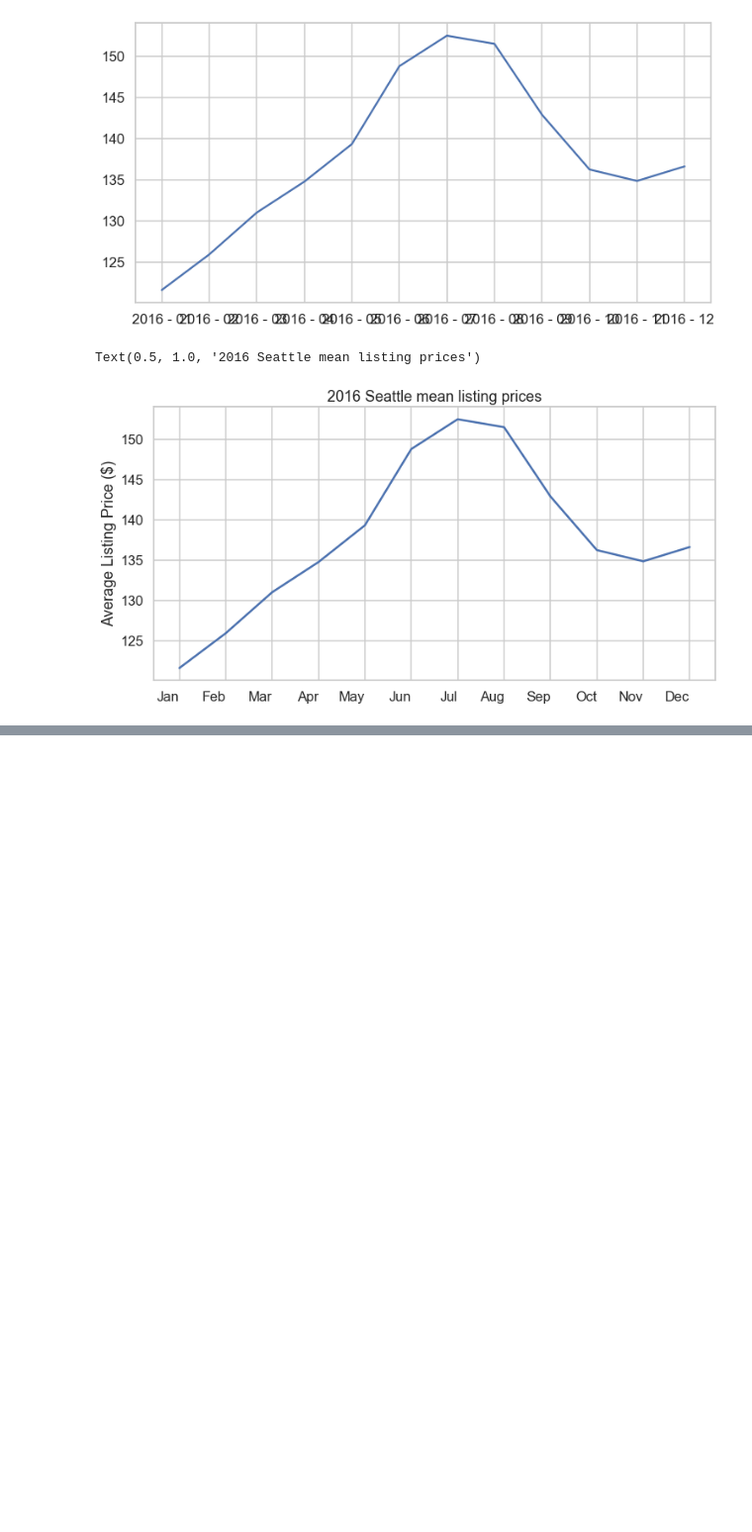
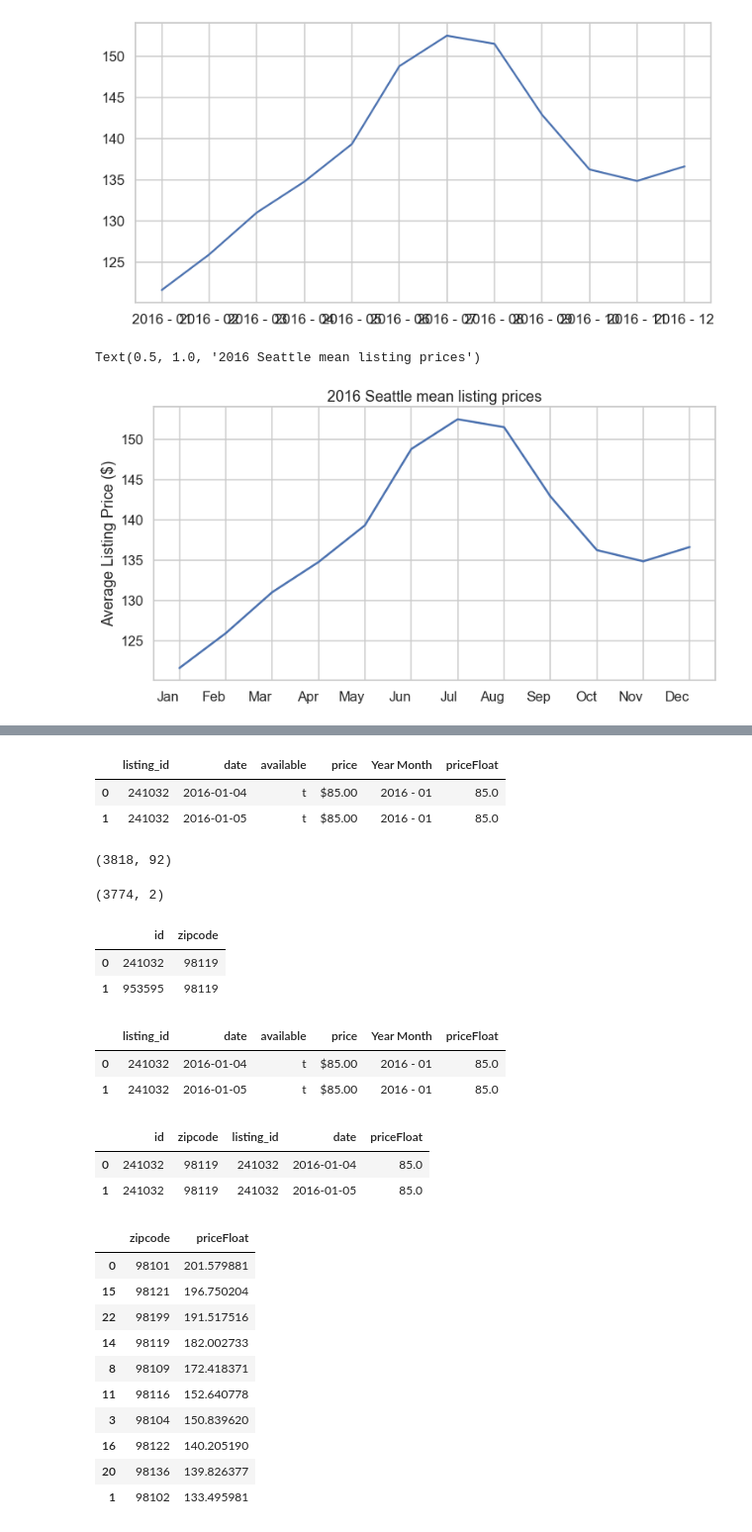
Before and after one commit to ronald-leung/Udacity-Exercises, a Jupyter notebook: DataScienceNanoDegree/Project1/Udacity Data Science Project 1 - AirBnB data.ipynb, the cells around one changed output, grey strips where cells are left out. Shown at 99% size. Saved outputs shown, nothing was run; the diff lists cells and outputs as text; code cells hidden in the pictures; blank space fills up the shorter version.

```diff
--- a/DataScienceNanoDegree/Project1/Udacity Data Science Project 1 - AirBnB data.ipynb
+++ b/DataScienceNanoDegree/Project1/Udacity Data Science Project 1 - AirBnB data.ipynb
@@ -281,0 +303,5 @@ Text(0.5, 1.0, '2016 Seattle mean listing prices')
+# %%
+#We can see there are some zip codes that only has a few entries. From the above, let the cut off be 40.
+zipsWithData = pd.DataFrame(list_df["zipcode"].value_counts()).reset_index()
+zipsWithData.columns = ["zipcode", "count"]
+zipsWithData.head()
@@ -281,0 +315,54 @@ Text(0.5, 1.0, '2016 Seattle mean listing prices')
+# %%
+zipsWithData = zipsWithData[zipsWithData["count"] > 40]
+# %%
+#Now we need to join the prices listed in the calendar data, with the zip code here
+calendarWithPrice_df.head(2)
+# %% [output]
+|  | listing_id | date | available | price | Year Month | priceFloat |
+| 0 | 241032 | 2016-01-04 | t | $85.00 | 2016 - 01 | 85.0 |
+| 1 | 241032 | 2016-01-05 | t | $85.00 | 2016 - 01 | 85.0 |
+# %%
+list_df.shape
+# %% [output]
+(3818, 92)
+# %%
+listingInZip = list_df[list_df["zipcode"].isin(zipsWithData["zipcode"])][["id", "zipcode"]]
+# %%
+listingInZip.shape
+# %% [output]
+(3774, 2)
+# %%
+listingInZip.head(2)
+# %% [output]
+|  | id | zipcode |
+| 0 | 241032 | 98119 |
+| 1 | 953595 | 98119 |
+# %%
+calendarWithPrice_df.head(2)
+# %% [output]
+|  | listing_id | date | available | price | Year Month | priceFloat |
+| 0 | 241032 | 2016-01-04 | t | $85.00 | 2016 - 01 | 85.0 |
+| 1 | 241032 | 2016-01-05 | t | $85.00 | 2016 - 01 | 85.0 |
+# %%
+listZipPrice = listingInZip.merge(calendarWithPrice_df[["listing_id", "date", "priceFloat"]], left_on="id", right_on="listing_id")
+# %%
+listZipPrice.head(2)
+# %% [output]
+|  | id | zipcode | listing_id | date | priceFloat |
+| 0 | 241032 | 98119 | 241032 | 2016-01-04 | 85.0 |
+| 1 | 241032 | 98119 | 241032 | 2016-01-05 | 85.0 |
+# %%
+meanPriceByZip = pd.DataFrame(listZipPrice.groupby("zipcode")["priceFloat"].mean()).reset_index().sort_values("priceFloat", ascending=False)
+meanPriceByZip.head(10)
+# %% [output]
+|  | zipcode | priceFloat |
+| 0 | 98101 | 201.579881 |
+| 15 | 98121 | 196.750204 |
+| 22 | 98199 | 191.517516 |
+| 14 | 98119 | 182.002733 |
+| 8 | 98109 | 172.418371 |
+| 11 | 98116 | 152.640778 |
+| 3 | 98104 | 150.839620 |
+| 16 | 98122 | 140.205190 |
+| 20 | 98136 | 139.826377 |
+| 1 | 98102 | 133.495981 |
```
Also changed, not shown: parts of 3 cells of this notebook, 1 other file.
